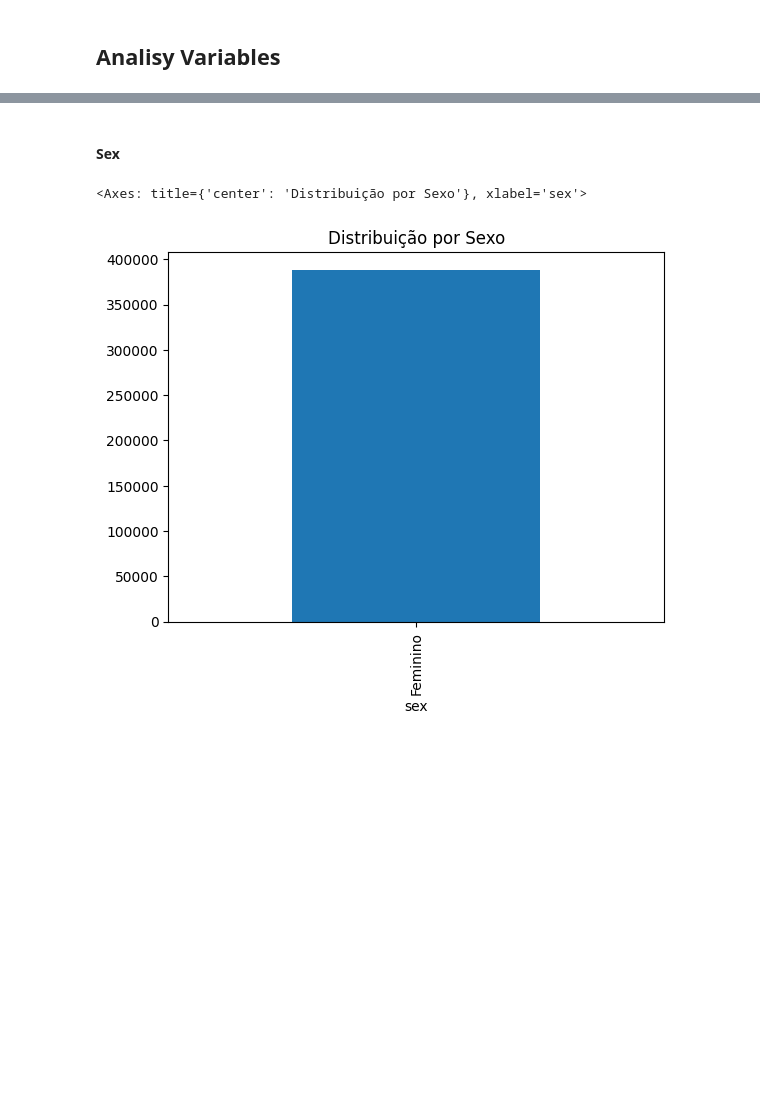
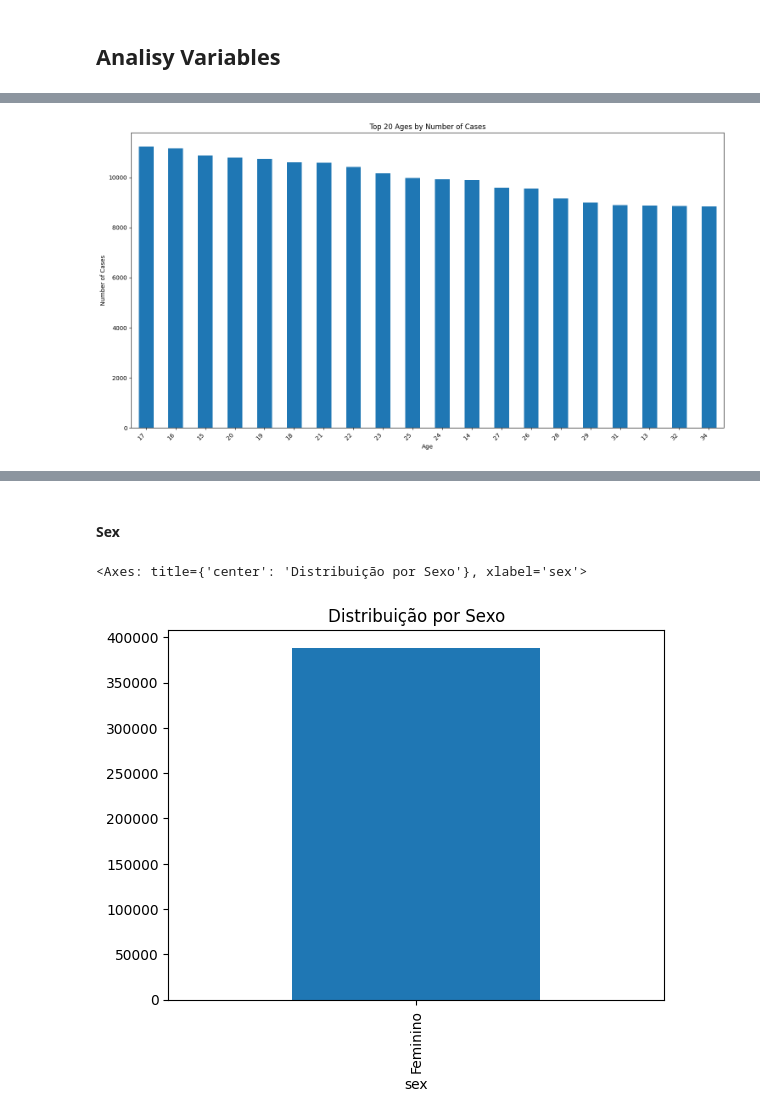
Before and after one commit to gribeiros/TCC-MBA, a Jupyter notebook: notebooks/main_violencia_mulheres_ses.ipynb, the cells around one changed output, grey strips where cells are left out. Saved outputs shown, nothing was run; the diff lists cells and outputs as text; code cells hidden in the pictures; blank space fills up the shorter version.

```diff
--- a/notebooks/main_violencia_mulheres_ses.ipynb
+++ b/notebooks/main_violencia_mulheres_ses.ipynb
@@ -111,0 +162,12 @@ df_cleaned = main.copy()
+# %%
+# Get value counts and create a bar plot
+plt.figure(figsize=(15, 8))
+age_counts = df_cleaned['age'].value_counts().head(20)
+age_counts.plot(kind='bar')
+plt.title('Top 20 Ages by Number of Cases')
+plt.xlabel('Age')
+plt.ylabel('Number of Cases')
+plt.xticks(rotation=45, ha='right')
+plt.tight_layout()
+# %% [output]
+[figure, added]
```
Also changed, not shown: parts of 39 cells of this notebook, 30 other files.
